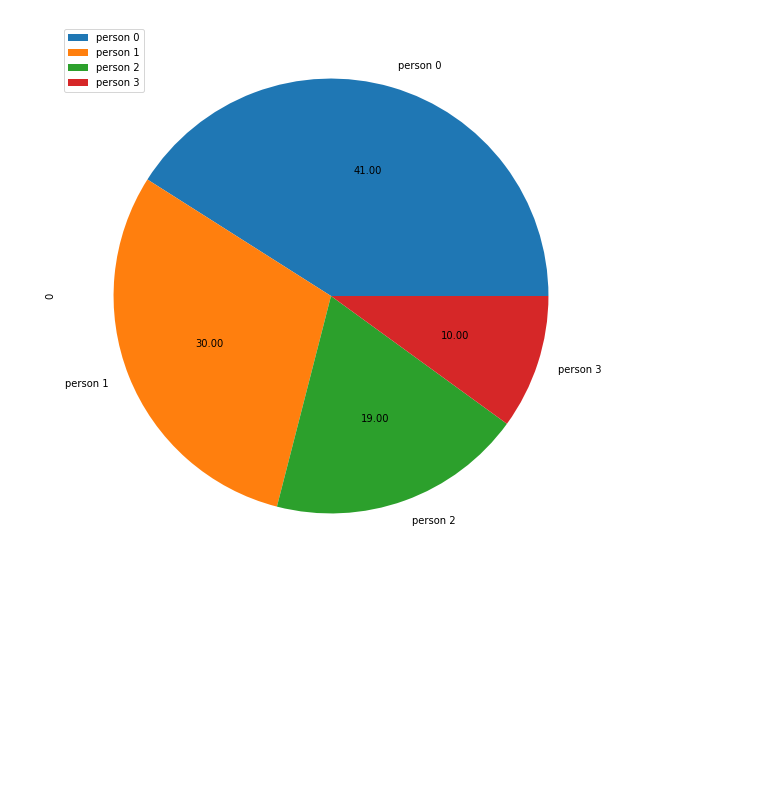
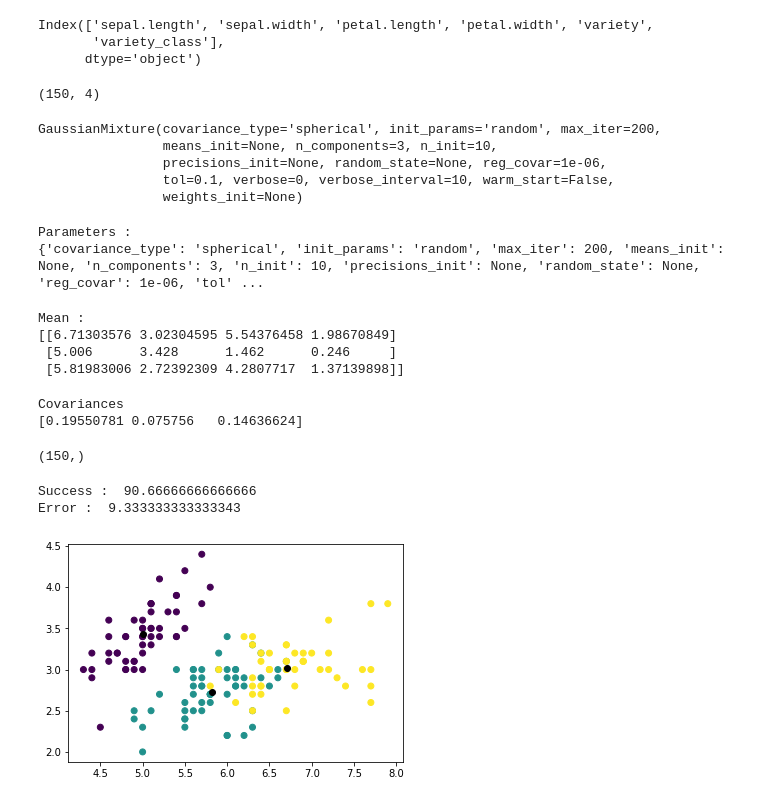
Before and after one commit to essanhaji/images-segmentation-with-gmm, a Jupyter notebook: main.ipynb, the cells around one changed output. Saved outputs shown, nothing was run; the diff lists cells and outputs as text; code cells hidden in the pictures; blank space fills up the shorter version.

```diff
--- a/main.ipynb
+++ b/main.ipynb
@@ -67,9 +46,71 @@ for index, row in df.iterrows():
-# %%
-distributions = pd.DataFrame(list(df["cluster"].value_counts()), index=["person {}".format(i) for i in range(n_components)])
-distributions.plot.pie(
-    figsize=(16, 10),
-    autopct="%.2f",
-    subplots=True)
-pass
-# %% [output]
-[figure, removed]
+# %%
+df.columns
+# %% [output]
+Index(['sepal.length', 'sepal.width', 'petal.length', 'petal.width', 'variety',
+       'variety_class'],
+      dtype='object')
+# %%
+X = df[['sepal.length', 'sepal.width', 'petal.length', 'petal.width']].to_numpy()
+X.shape
+# %% [output]
+(150, 4)
+# %%
+n_components = 3
+N = X.shape[0]
+gmm = GaussianMixture(n_components=3, covariance_type='spherical', tol=0.1, reg_covar=1e-06, max_iter=200, n_init=10,init_params='random')
+
+gmm.fit(X)
+# %% [output]
+GaussianMixture(covariance_type='spherical', init_params='random', max_iter=200,
+                means_init=None, n_components=3, n_init=10,
+                precisions_init=None, random_state=None, reg_covar=1e-06,
+                tol=0.1, verbose=0, verbose_interval=10, warm_start=False,
+                weights_init=None)
+# %%
+print("Parameters : ")
+print(gmm.get_params())
+# %% [output]
+Parameters :
+{'covariance_type': 'spherical', 'init_params': 'random', 'max_iter': 200, 'means_init': None, 'n_components': 3, 'n_init': 10, 'precisions_init': None, 'random_state': None, 'reg_covar': 1e-06, 'tol' ...
+# %%
+print("Mean : ")
+print(gmm.means_)
+# %% [output]
+Mean :
+[[6.71303576 3.02304595 5.54376458 1.98670849]
+ [5.006      3.428      1.462      0.246     ]
+ [5.81983006 2.72392309 4.2807717  1.37139898]]
+# %%
+print("Covariances")
+print(gmm.covariances_)
+# %% [output]
+Covariances
+[0.19550781 0.075756   0.14636624]
+# %%
+labels = gmm.predict(X)
+mu = gmm.means_
+print(labels.shape)
+# %% [output]
+(150,)
+# %%
+accuracy = accuracy_score(df["variety_class"].to_numpy(), gmm.predict(X)) * 100
+print("Success : ", accuracy)
+error = 100 - accuracy
+print("Error : ", error)
+# %% [output]
+Success :  90.66666666666666
+Error :  9.333333333333343
+# %%
+sorted_gs = np.argsort(gmm.means_[:, 0])
+sorted_colors = list(range(n_components))
+color_dict ={}
+for i,g in enumerate(sorted_gs):
+    color_dict[g] = sorted_colors[i]
+c = np.array([color_dict[i] for i in labels])
+
+
+plt.scatter(X[:,0],X[:,1],c = c)
+plt.scatter(mu[:,0],mu[:,1],c='k')
+plt.show()
+# %% [output]
+[figure, added]
```
Also changed, not shown: parts of 13 cells of this notebook, 3 other files.
